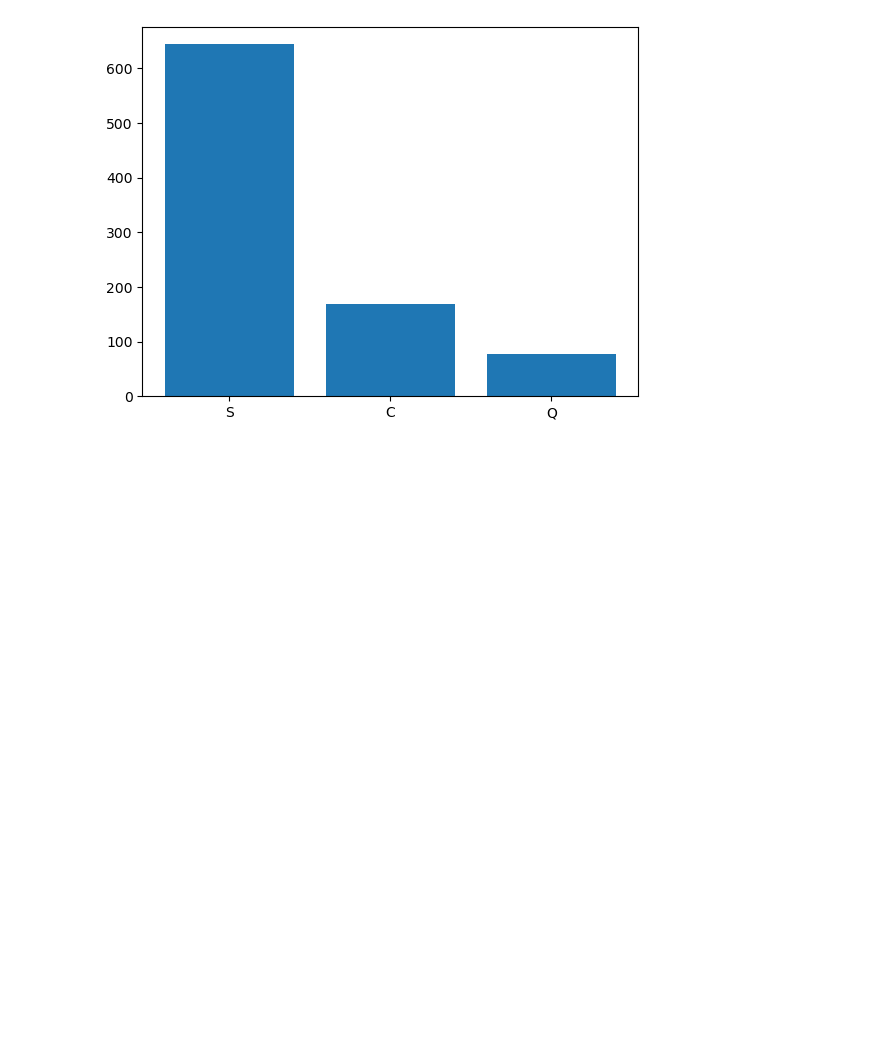
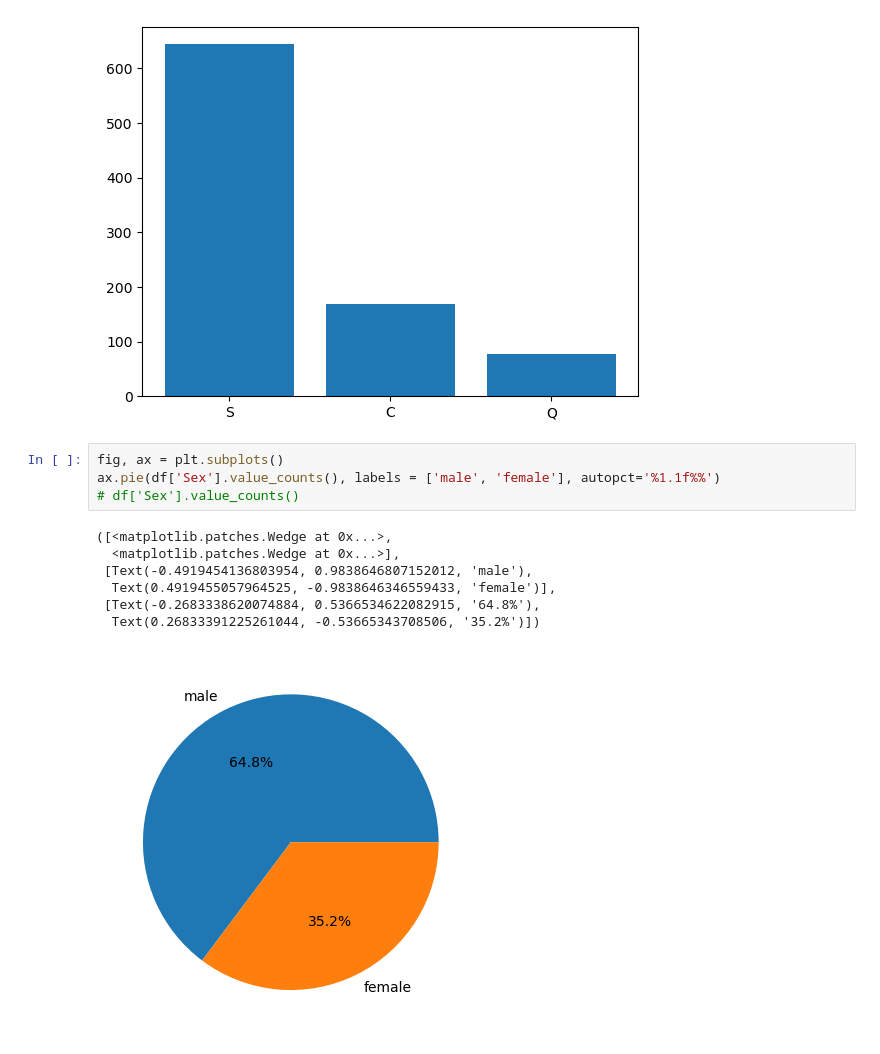
Before and after one commit to SpandanBasack/MachineLearning, a Jupyter notebook: EDA/EDA_Univariate.ipynb, the cells around one changed output. Drawn from its saved outputs; the diff is of its cells as text; blank space fills up the shorter version.

Commit message:
Pie Chart added

```diff
--- a/EDA/EDA_Univariate.ipynb
+++ b/EDA/EDA_Univariate.ipynb
@@ -27,3 +27,15 @@ ax.bar(unique_categories, df[column].value_counts())
 # %% [output]
 <BarContainer object of 3 artists>
 [figure]
+# %%
+fig, ax = plt.subplots()
+ax.pie(df['Sex'].value_counts(), labels = ['male', 'female'], autopct='%1.1f%%')
+# df['Sex'].value_counts()
+# %% [output]
+([<matplotlib.patches.Wedge at 0x...>,
+  <matplotlib.patches.Wedge at 0x...>],
+ [Text(-0.4919454136803954, 0.9838646807152012, 'male'),
+  Text(0.4919455057964525, -0.9838646346559433, 'female')],
+ [Text(-0.2683338620074884, 0.5366534622082915, '64.8%'),
+  Text(0.26833391225261044, -0.53665343708506, '35.2%')])
+[figure, added]
```
Also changed, not shown: parts of 1 cell of this notebook.
